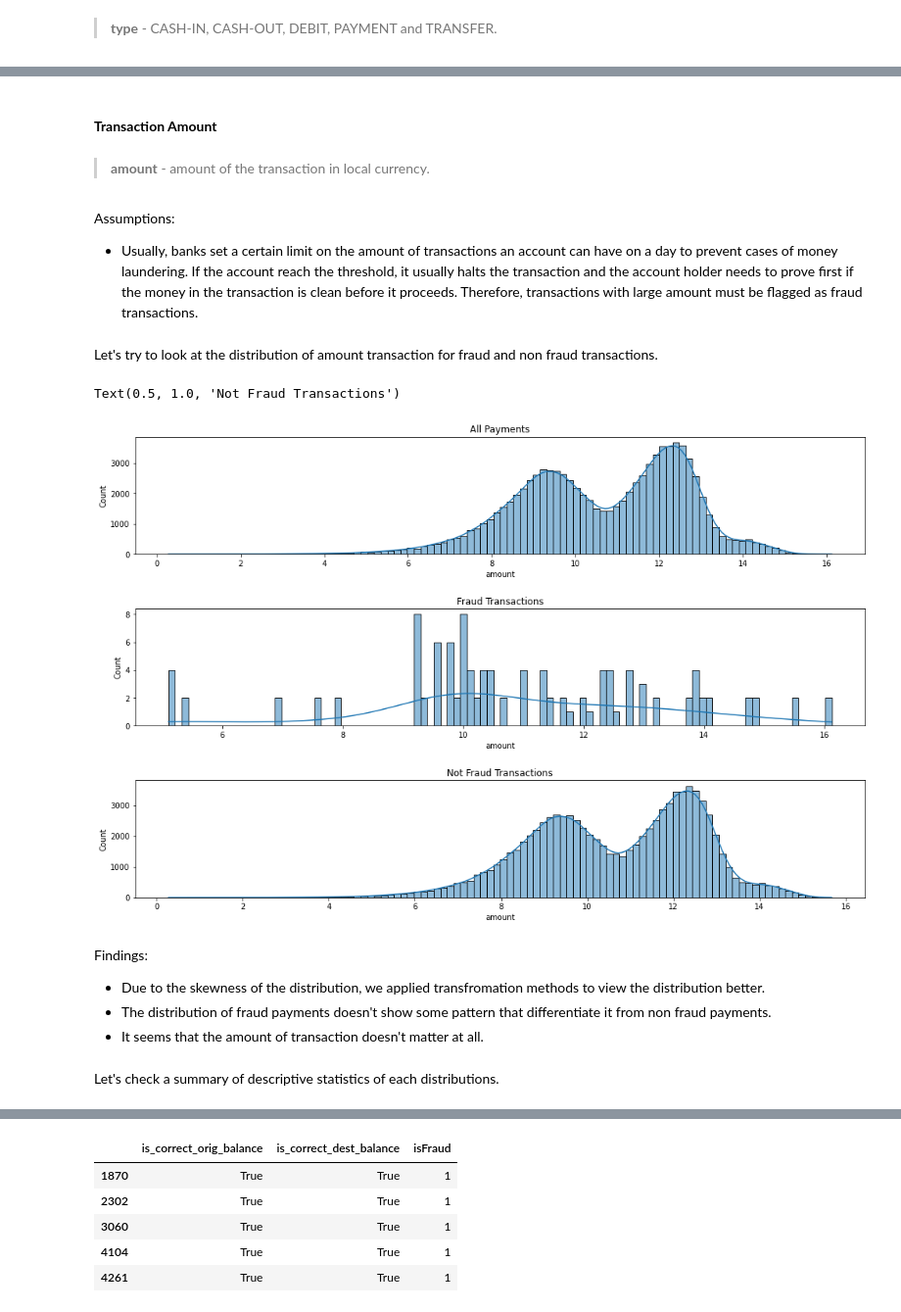
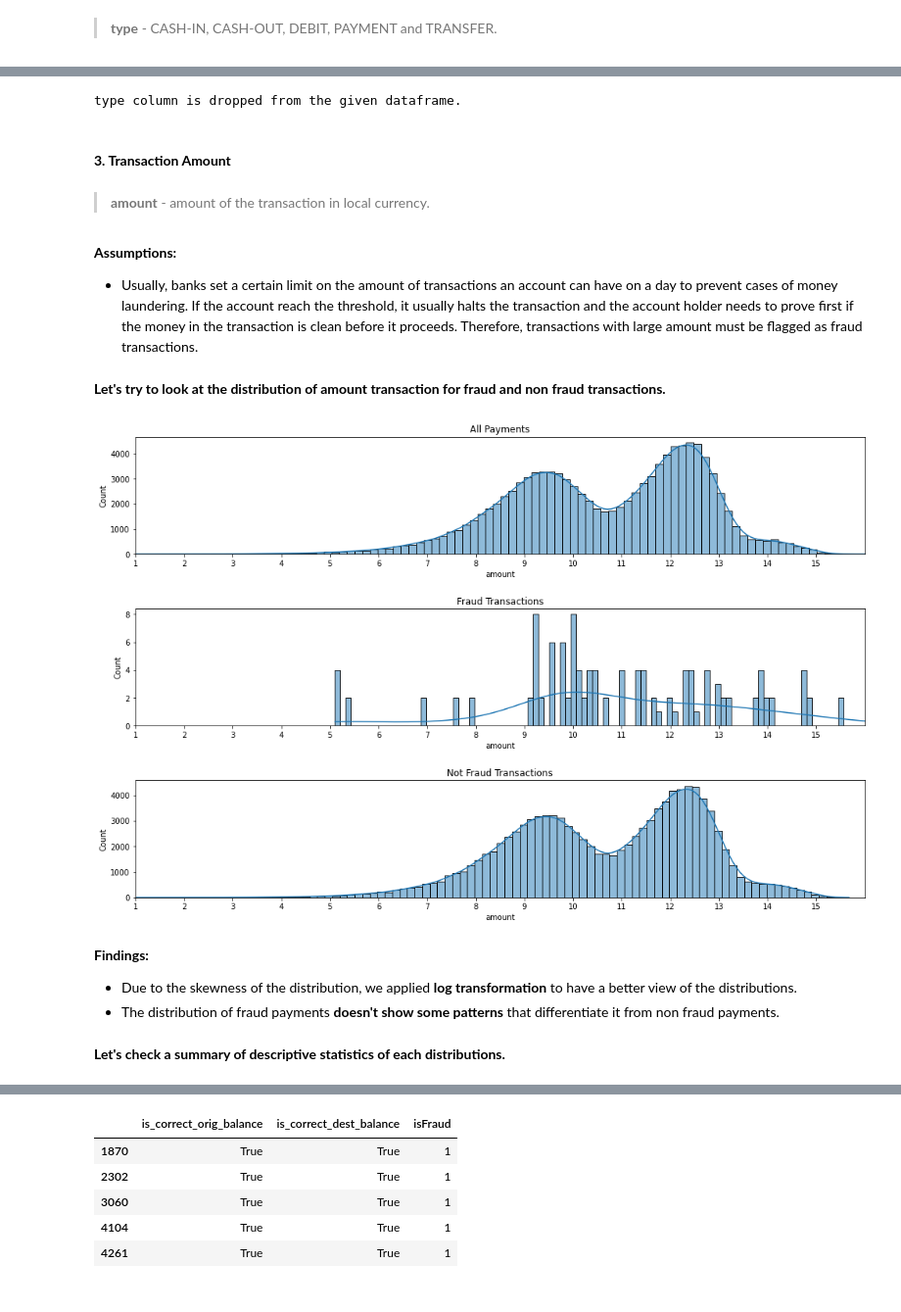
Before and after one commit to jvgcalites/jupyter-notebooks, a Jupyter notebook: transaction_fraud/transaction_fraud_detection.ipynb, the cells around one changed output, grey strips where cells are left out. Shown at 98% size. Saved outputs shown, nothing was run; the diff lists cells and outputs as text; code cells hidden in the pictures.

```diff
--- a/transaction_fraud/transaction_fraud_detection.ipynb
+++ b/transaction_fraud/transaction_fraud_detection.ipynb
@@ -71,5 +77,6 @@ from sklearn.preprocessing import MinMaxScaler, StandardScaler
 # %%
-df = pd.read_csv('PS_20174392719_1491204439457_log.csv', nrows=90_000)
-df
+df = pd.read_csv('PS_20174392719_1491204439457_log.csv', nrows=108_700)
+orig_df = df.copy()
+df[df.type =="PAYMENT"]
 # %% [output]
 |  | step | type | amount | nameOrig | oldbalanceOrg | newbalanceOrig | nameDest | oldbalanceDest | ... |
@@ -197,0 +237,8 @@ This column needs to undergo one-hot-encoding for us to be able to use it as a f
+# %%
+if 'type' in df.columns:
+    type_df = pd.get_dummies(df.type, prefix='type')
+
+    if ~type_df.columns.isin(df.columns).any():
+        features_df = df.drop('isFraud', axis=1)
+        df = pd.concat([features_df, type_df.type_CASH_OUT, type_df.type_TRANSFER, df.isFraud], axis=1)
+df
@@ -198,36 +259,44 @@ This column needs to undergo one-hot-encoding for us to be able to use it as a f
+# %%
+# Dropping type column after one hot encoding
+drop_column(df, 'type')
+# %% [output]
+type column is dropped from the given dataframe.
 # %% [markdown]
-#### **Transaction Amount**
+#### **3. Transaction Amount**
 # %% [markdown]
 > **amount** - amount of the transaction in local currency.
 # %% [markdown]
-Assumptions:
+**Assumptions:**
 
 - Usually, banks set a certain limit on the amount of transactions an account can have on a day to prevent cases of money laundering. If the account reach the threshold, it usually halts the transaction and the account holder needs to prove first if the money in the transaction is clean before it proceeds. Therefore, transactions with large amount must be flagged as fraud transactions.
 # %% [markdown]
-Let's try to look at the distribution of amount transaction for fraud and non fraud transactions.
+**Let's try to look at the distribution of amount transaction for fraud and non fraud transactions.**
 # %%
 fig, axes = plt.subplots(3, 1, figsize=(15, 10))
 fig.tight_layout(pad=5)
 
 transform = np.log(df['amount'] + 1)
 sns.histplot(ax=axes[0],data=df, x=transform, kde=True, bins=100).set_title('All Payments')
 
 transform = np.log(isFraud_df['amount'] + 1)
 sns.histplot(ax=axes[1],data=isFraud_df, x=transform, kde=True, bins=100).set_title('Fraud Transactions')
 
 transform = np.log(notFraud_df['amount'] + 1)
 sns.histplot(ax=axes[2],data=notFraud_df, x=transform, kde=True, bins=100).set_title('Not Fraud Transactions')
+
+# Set fixed x range
+for x in range(0,3):
+    axes[x].set_xlim(1,16)
+    axes[x].set_xticks(range(1,16))
 # %% [output]
-Text(0.5, 1.0, 'Not Fraud Transactions')
-[figure, old version]
+[figure, new version]
 # %% [markdown]
-Findings:
+**Findings:**
 
-- Due to the skewness of the distribution, we applied transfromation methods to view the distribution better.
-- The distribution of fraud payments doesn't show some pattern that differentiate it from non fraud payments.
-- It seems that the amount of transaction doesn't matter at all.
+- Due to the skewness of the distribution, we applied **log transformation** to have a better view of the distributions.
+- The distribution of fraud payments **doesn't show some patterns** that differentiate it from non fraud payments.
 # %% [markdown]
-Let's check a summary of descriptive statistics of each distributions.
+**Let's check a summary of descriptive statistics of each distributions.**
 # %%
 pd.concat([
     df.amount.describe().apply(lambda x: format(x, 'f')),
```
Also changed, not shown: parts of 116 cells of this notebook.
